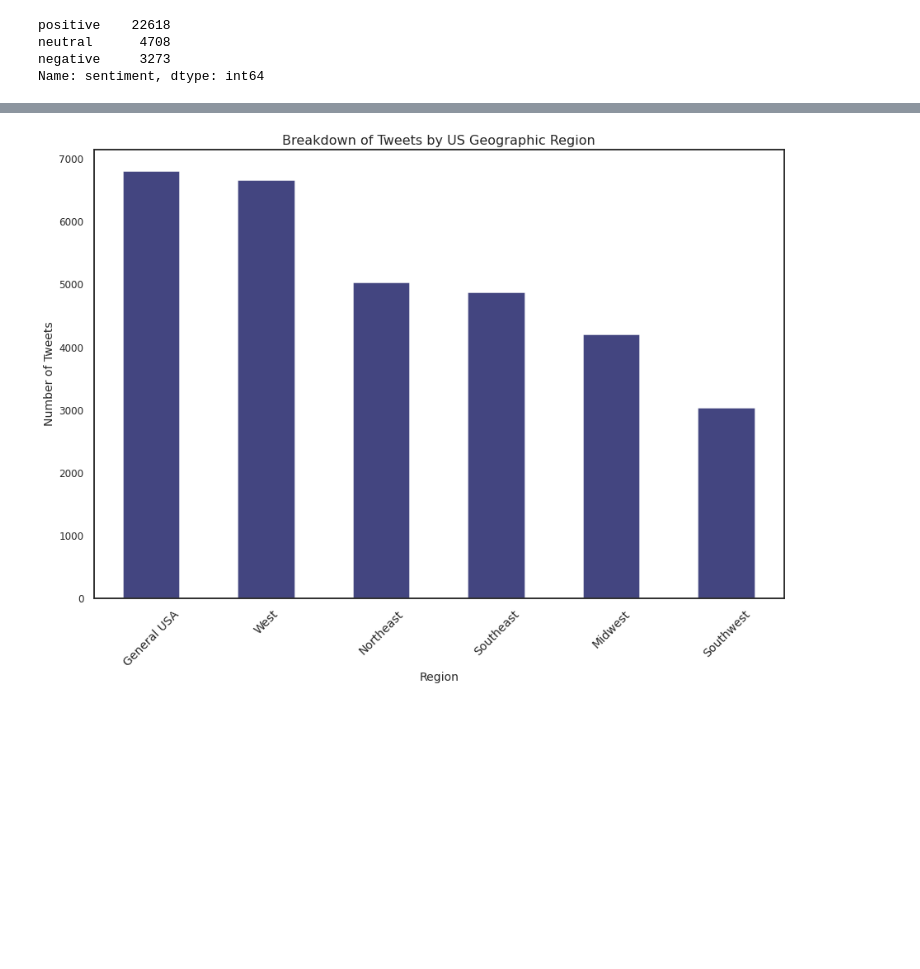
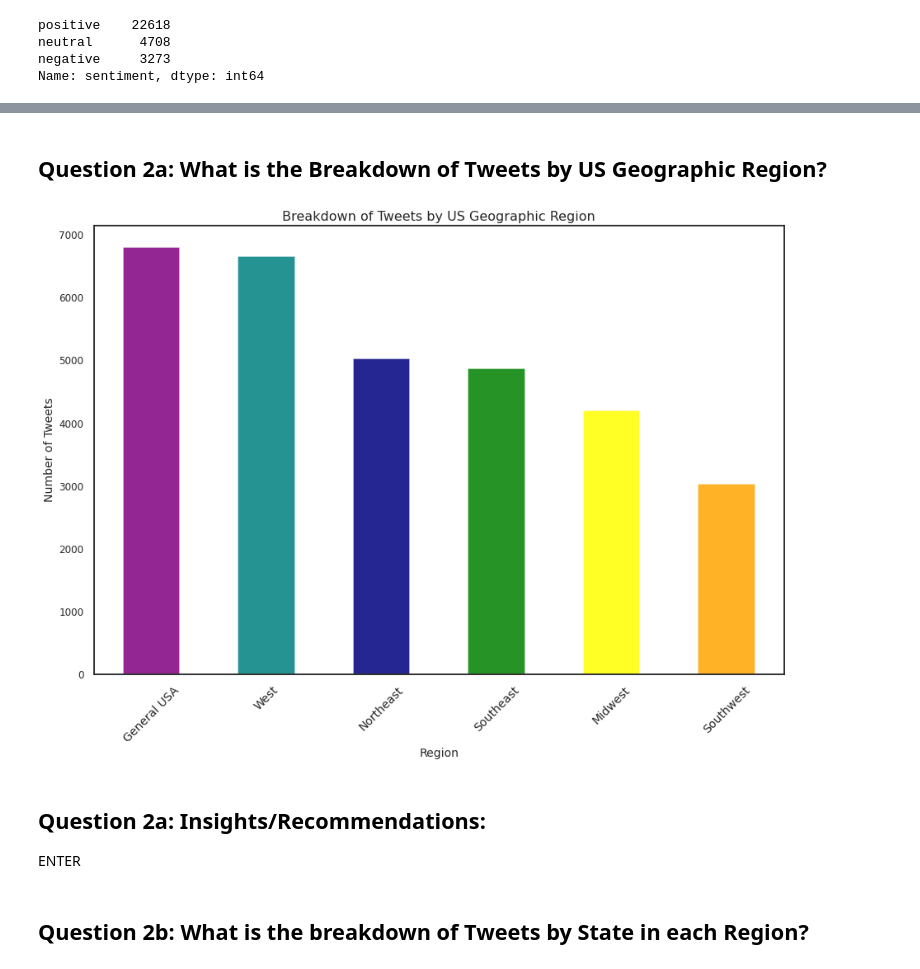
Before and after one commit to lspope/capstone, a Jupyter notebook: code/eda.ipynb, the cells around one changed output, grey strips where cells are left out. Cells and saved outputs as stored; diff of their text form; code cells hidden in the pictures; blank space fills up the shorter version.

```diff
--- a/code/eda.ipynb
+++ b/code/eda.ipynb
@@ -102,7 +102,38 @@ def get_loc_state_vetted(loc_state):
         return vetted_state
 
 def get_us_geographic_region_for_state(loc_state):
-    region = usa_geo_regions_dict[loc_state]
-    if region is None:
-        region = 'Unknown'
-    return region
+	'''
+	Return the US geographic region for the given US state identifer
+	'''
+	region = usa_geo_regions_dict[loc_state]
+	if region is None:
+		region = 'Unknown'
+	return region
+
+def get_pretty_percent(x, y):
+	'''
+	Return a nicely formatted percentage
+	'''
+	percentage = round(x/y, 3)
+	return "{:.2%}".format(percentage)
+
+def plot_region_breakdown(region_name_groupby_tuple, unstack=False):
+	'''
+	Plot the Region Breakdowns
+	'''
+	region_name = region_name_groupby_tuple[0]
+	region_groupby = region_name_groupby_tuple[1]
+	region_color = region_name_groupby_tuple[2]
+	region_groupby.sort_values(ascending=False, inplace=True)
+	if unstack:
+		region_groupby.unstack().plot.bar(fontsize=14, rot=45, alpha=0.95, figsize=(15,10))
+	else:
+		region_groupby.plot.bar(fontsize=14, rot=45, alpha=0.80, figsize=(16,12), color=region_color)
+	plt.title('Breakdown of Tweets by State in the US ' + region_name, size='16')
+	plt.xlabel('State',size=14)
+	plt.ylabel('Number of Tweets',size=14)
+	plt.yticks(size=12)
+	plt.show()
+
+
+sns.set(style='white', context='talk')
@@ -220,14 +274,23 @@ by_sentiment.plot.pie(autopct='%.1f%%')
+# %% [markdown]
+## Question 2a: What is the Breakdown of Tweets by US Geographic Region?
 # %%
+region_colors = ['purple', 'teal', 'navy', 'green', 'yellow', 'orange']
 by_region = vetted_usa_tweets.groupby(['region'])['content'].count()
 by_region.sort_values(ascending=False, inplace=True)
-by_region.plot.bar(fontsize=14, rot=45, alpha=0.95, figsize=(15,10), colormap='tab20b')
+by_region.plot.bar(fontsize=14, rot=45, alpha=0.85, figsize=(15,10), color=region_colors)
 plt.title('Breakdown of Tweets by US Geographic Region', size='16')
 plt.xlabel('Region',size=14)
 plt.ylabel('Number of Tweets',size=14)
 plt.yticks(size=12)
 plt.show()
 # %% [output]
-[figure, old version]
+[figure, new version]
+# %% [markdown]
+## Question 2a: Insights/Recommendations:
+
+ENTER
+# %% [markdown]
+## Question 2b: What is the breakdown of Tweets by State in each Region?
 # %%
 northeast = vetted_usa_tweets[vetted_usa_tweets['region'] == 'Northeast']
 southeast = vetted_usa_tweets[vetted_usa_tweets['region'] == 'Southeast']
```
Also changed, not shown: parts of 32 cells of this notebook, 5 other files.
